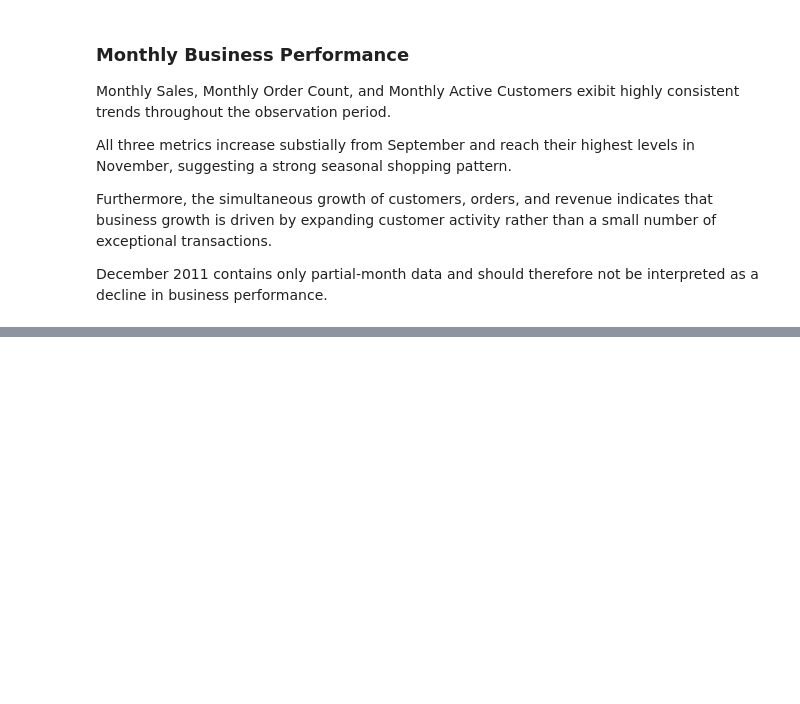
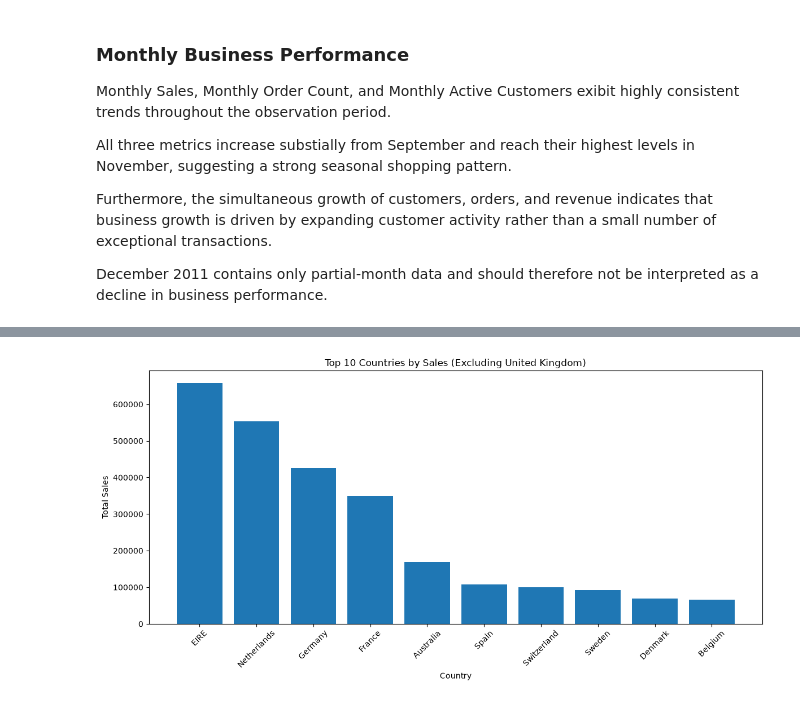
Before and after one commit to yoonjusong-analytics/ecommerce--customer-sales-analysis, a Jupyter notebook: notebook/03_exploratory_data_analysis.ipynb, the cells around one changed output, grey strips where cells are left out. Saved outputs shown, nothing was run; the diff lists cells and outputs as text; code cells hidden in the pictures; blank space fills up the shorter version.

```diff
--- a/notebook/03_exploratory_data_analysis.ipynb
+++ b/notebook/03_exploratory_data_analysis.ipynb
@@ -641,0 +757,28 @@ December 2011 contains only partial-month data and should therefore not be inter
+# %%
+# Sales Value excluding UK
+
+country_sales_no_uk = (
+    country_sales[country_sales["Country"]!= "United Kingdom"]
+    .head(10)
+)
+# %%
+# Chart Excluding UK
+plt.figure(figsize=(12,6))
+
+plt.bar(
+    country_sales_no_uk["Country"],
+    country_sales_no_uk["Sales"]
+)
+
+plt.title("Top 10 Countries by Sales (Excluding United Kingdom)")
+
+plt.xlabel("Country")
+plt.ylabel("Total Sales")
+
+plt.xticks(rotation=45)
+
+plt.tight_layout()
+
+plt.show()
+# %% [output]
+[figure, added]
```
Also changed, not shown: parts of 9 cells of this notebook.
